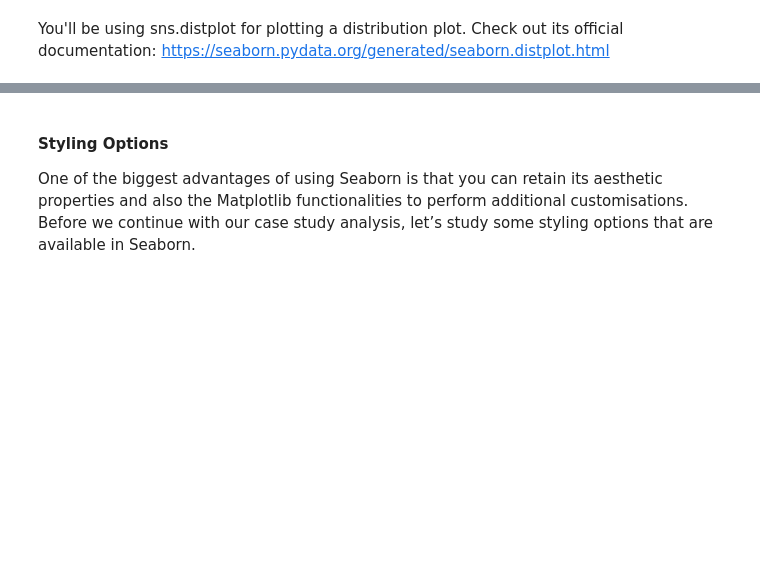
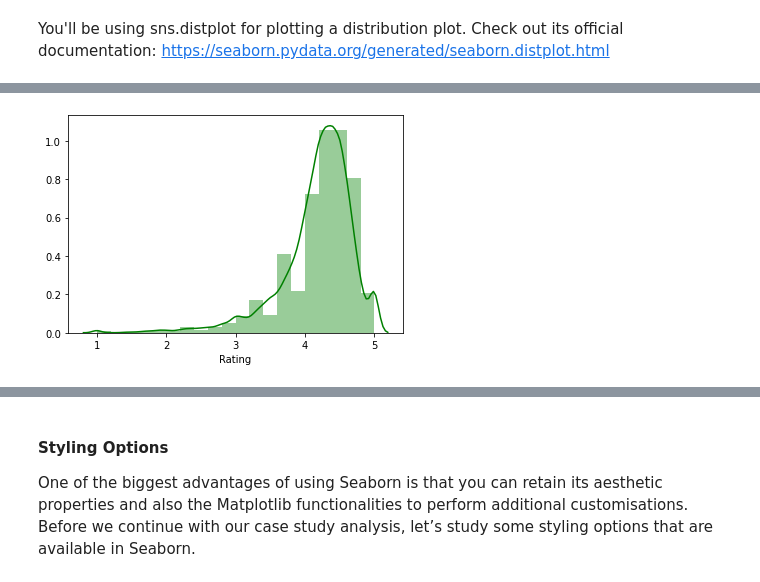
Before and after one commit to abhinav-m/data-science-bootcamp, a Jupyter notebook: upgrad-data-science-primer/Data Visualization Case Study/Data Visualisation in Python - Case Study.ipynb, the cells around one changed output, grey strips where cells are left out. Saved outputs shown, nothing was run; the diff lists cells and outputs as text; code cells hidden in the pictures; blank space fills up the shorter version.

```diff
--- a/upgrad-data-science-primer/Data Visualization Case Study/Data Visualisation in Python - Case Study.ipynb
+++ b/upgrad-data-science-primer/Data Visualization Case Study/Data Visualisation in Python - Case Study.ipynb
@@ -607,2 +618,6 @@ You'll be using sns.distplot for plotting a distribution plot. Check out its off
 # %%
 #Change the colour of bins to green
+sns.distplot(inp1.Rating,bins=20,color='g')
+plt.show()
+# %% [output]
+[figure, added]
```
Also changed, not shown: parts of 25 cells of this notebook, 1 other file.
